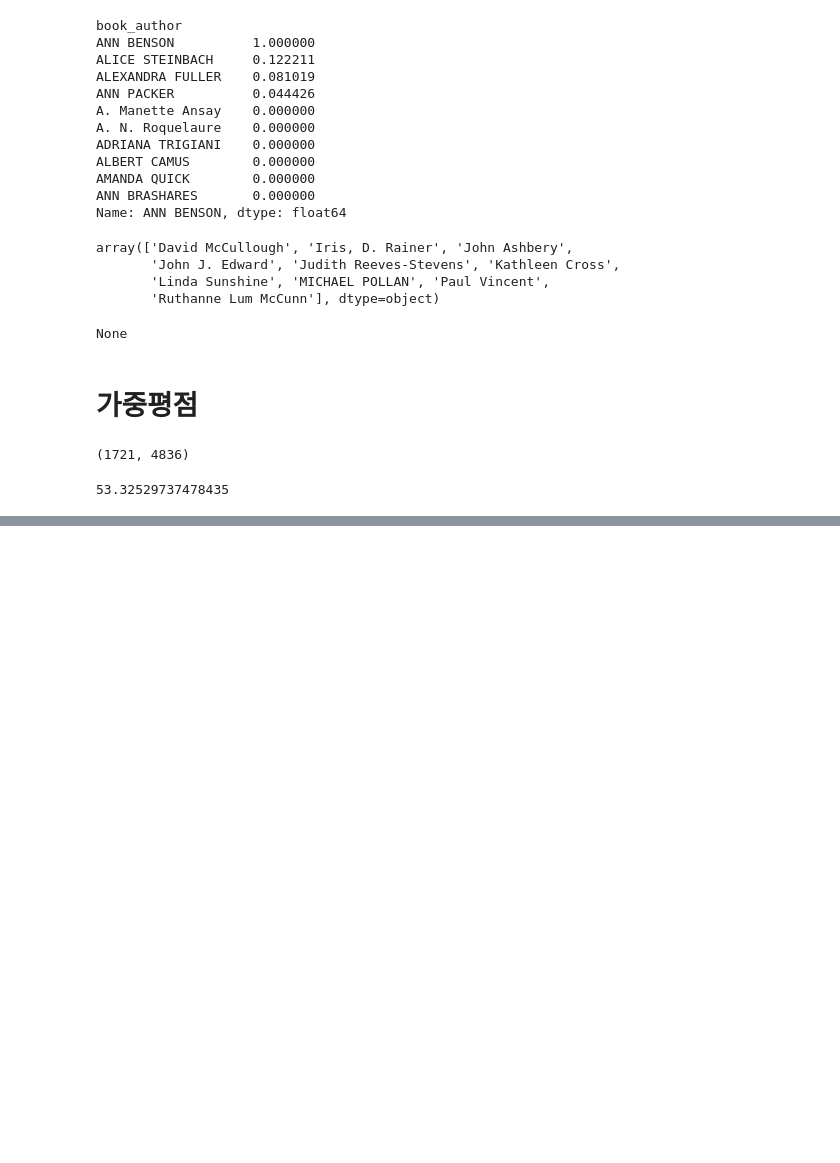
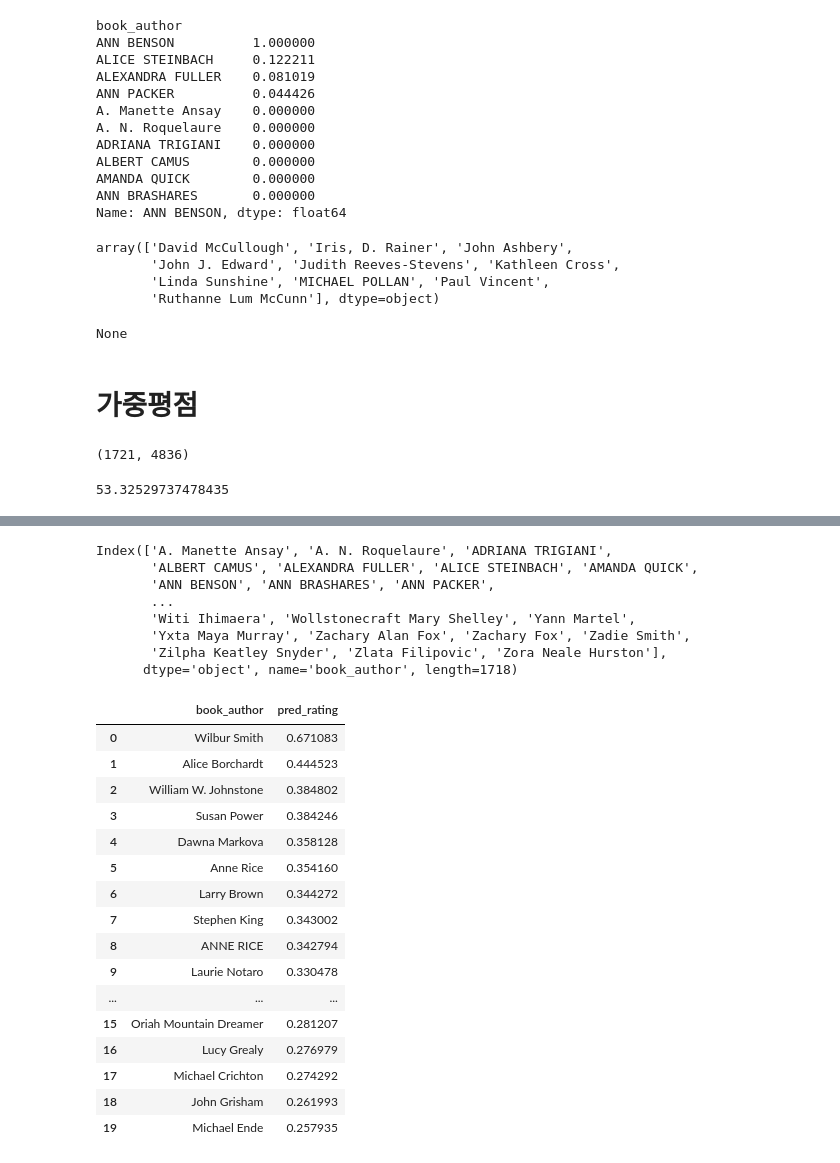
Before and after one commit to hyeyoung-x/DA36_mini2_Bookitoki, a Jupyter notebook: soovin/preprocess_data_soovin.ipynb, the cells around one changed output, grey strips where cells are left out. Saved outputs shown, nothing was run; the diff lists cells and outputs as text; code cells hidden in the pictures; blank space fills up the shorter version.

```diff
--- a/soovin/preprocess_data_soovin.ipynb
+++ b/soovin/preprocess_data_soovin.ipynb
@@ -283,0 +314,16 @@ IndexError: single positional indexer is out-of-bounds
+# %%
+"""
+오류 메시지를 보면, ratings_pred 배열의 크기 (4836, 1721)이지만, author_user_df의 index와 columns는 (1721, 4836) 형식을 가지고 있다는 점에서 불일치가 발생했습니다.
+
+문제의 원인:
+
+ratings_pred의 크기가 (4836, 1721)인데, 이를 pred_rating_df로 변환할 때 index와 columns를 author_user_df.index와 author_user_df.columns를 그대로 사용하려고 합니다.
+그러나 author_user_df.index는 1721개의 사용자, author_user_df.columns는 4836개의 작가에 해당합니다. 따라서 ratings_pred 배열의 크기 (4836, 1721)과 author_user_df의 행렬 형식이 맞지 않아서 에러가 발생한 것입니다.
+해결 방법:
+ratings_pred 배열의 크기 (4836, 1721)을 적절히 반영하려면, index와 columns를 반대로 지정해야 합니다.
+"""
+# 예측 평점을 데이터프레임으로 변환
+# (4836, 1721) 행에는 유저 수. 열에는 작가 수
+pred_rating_df = pd.DataFrame(ratings_pred, index=author_user_df.columns, columns=author_user_df.index)
+pred_rating_df.head(100)
+print(pred_rating_df.shape)
@@ -283,0 +337,7 @@ IndexError: single positional indexer is out-of-bounds
+# %%
+# 안 읽은 작가 조회
+def get_unread_author(user_idx):
+    user_ratings_df = user_author_df.iloc[user_idx]
+    return user_ratings_df[user_ratings_df==0]
+
+get_unread_author(150)
@@ -283,0 +368,42 @@ IndexError: single positional indexer is out-of-bounds
+# %%
+def recommand_authors(user_idx,topn=20):
+    # 안본 영화 (Series로 반환 받고, index(영화제목) label로 변환
+    unread = get_unread_author(user_idx).index
+    print(unread)
+    # 예측 평점 상위 topn개의 영화 추천 | 입력받은 사용자가 안 본 것들 중에서, 평점이 높은 순으로 정렬.
+    temp = pred_rating_df.iloc[user_idx].loc[unread].sort_values(ascending=False)[:topn]
+    # 사용자 평점 조회 (모두 안본 영화 확인) : loc는 라벨조회이므로, 올바른 userId 조회를 위해 user_idx - 1 처리함.
+    # user_rating_df = author_user_df.loc[user_idx - 1, temp.index]
+    return pd.DataFrame({
+        'book_author': temp.index,
+        'pred_rating': temp.values,
+        # 'user_rating': user_rating_df.values,
+    })
+
+recommand_authors(175,20)
+# %% [output]
+Index(['A. Manette Ansay', 'A. N. Roquelaure', 'ADRIANA TRIGIANI',
+       'ALBERT CAMUS', 'ALEXANDRA FULLER', 'ALICE STEINBACH', 'AMANDA QUICK',
+       'ANN BENSON', 'ANN BRASHARES', 'ANN PACKER',
+       ...
+       'Witi Ihimaera', 'Wollstonecraft Mary Shelley', 'Yann Martel',
+       'Yxta Maya Murray', 'Zachary Alan Fox', 'Zachary Fox', 'Zadie Smith',
+       'Zilpha Keatley Snyder', 'Zlata Filipovic', 'Zora Neale Hurston'],
+      dtype='object', name='book_author', length=1718)
+|  | book_author | pred_rating |
+| 0 | Wilbur Smith | 0.671083 |
+| 1 | Alice Borchardt | 0.444523 |
+| 2 | William W. Johnstone | 0.384802 |
+| 3 | Susan Power | 0.384246 |
+| 4 | Dawna Markova | 0.358128 |
+| 5 | Anne Rice | 0.354160 |
+| 6 | Larry Brown | 0.344272 |
+| 7 | Stephen King | 0.343002 |
+| 8 | ANNE RICE | 0.342794 |
+| 9 | Laurie Notaro | 0.330478 |
+| ... | ... | ... |
+| 15 | Oriah Mountain Dreamer | 0.281207 |
+| 16 | Lucy Grealy | 0.276979 |
+| 17 | Michael Crichton | 0.274292 |
+| 18 | John Grisham | 0.261993 |
+| 19 | Michael Ende | 0.257935 |
```
Also changed, not shown: parts of 7 cells of this notebook.
